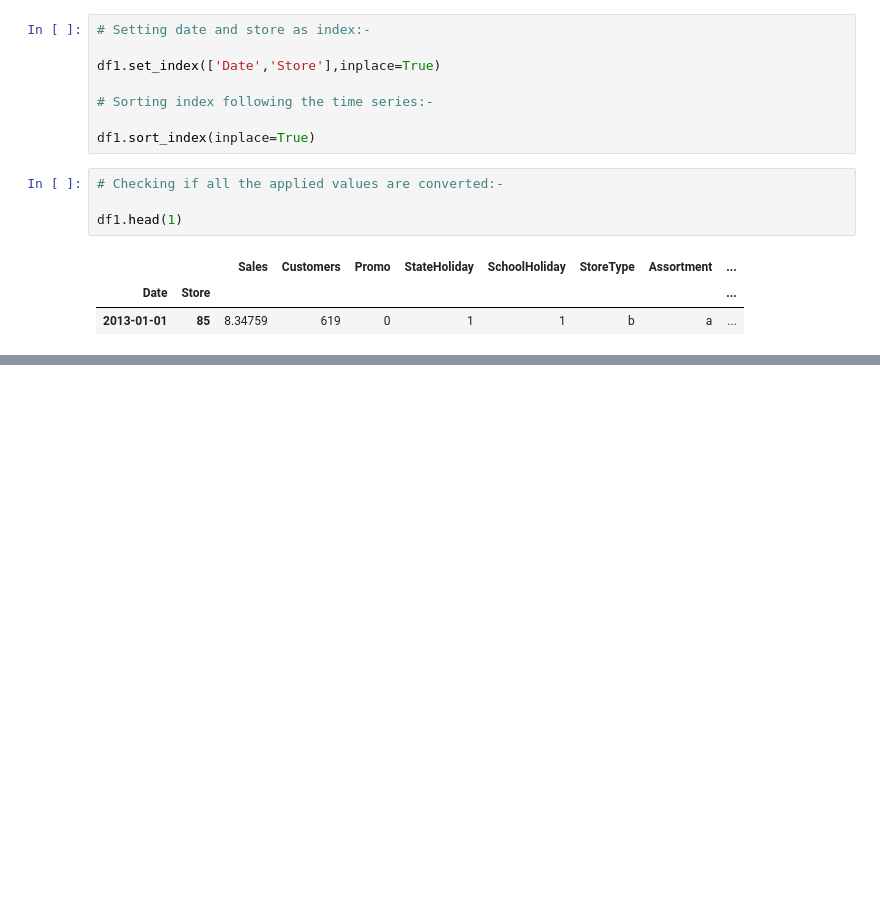
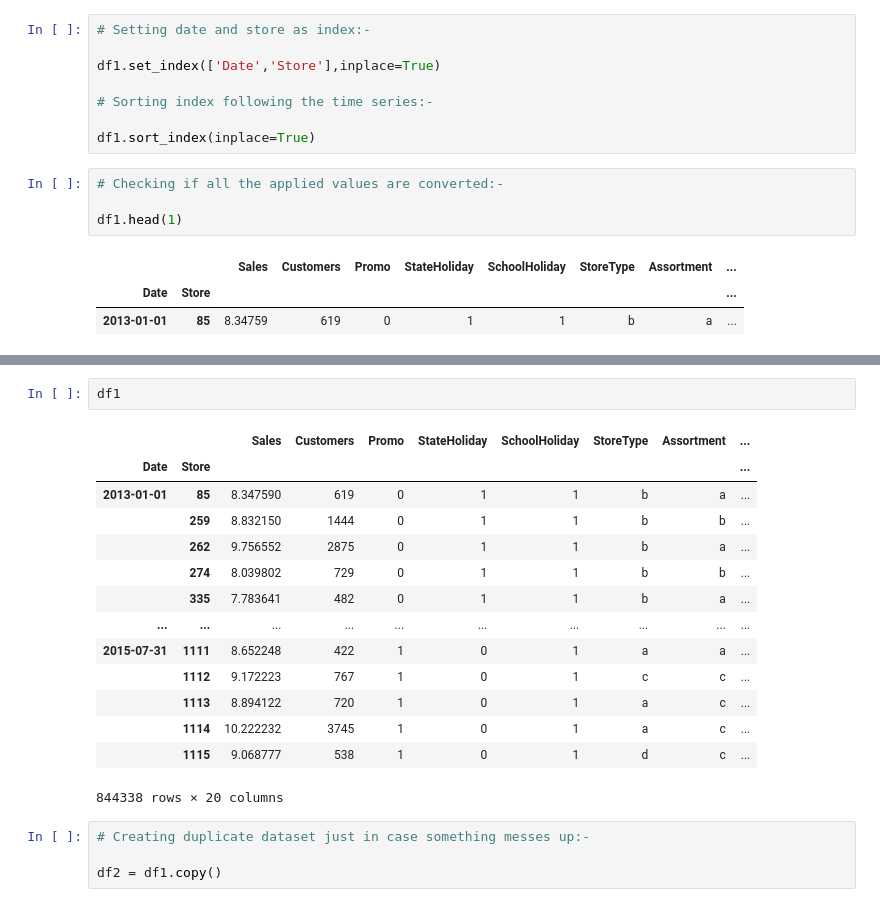
Before and after one commit to nandukamankar/regression-analysis, a Jupyter notebook: Copy_of_regression_analysis_on_rossmann_store_sales_by_nandu_final_.ipynb, the cells around one changed output, grey strips where cells are left out. Saved outputs shown, nothing was run; the diff lists cells and outputs as text; blank space fills up the shorter version.

```diff
--- a/Copy_of_regression_analysis_on_rossmann_store_sales_by_nandu_final_.ipynb
+++ b/Copy_of_regression_analysis_on_rossmann_store_sales_by_nandu_final_.ipynb
@@ -962,0 +1048,21 @@ df1.head(1)
+# %%
+df1
+# %% [output]
+|  |  | Sales | Customers | Promo | StateHoliday | SchoolHoliday | StoreType | Assortment | ... |
+| Date | Store |  |  |  |  |  |  |  | ... |
+| 2013-01-01 | 85 | 8.347590 | 619 | 0 | 1 | 1 | b | a | ... |
+|  | 259 | 8.832150 | 1444 | 0 | 1 | 1 | b | b | ... |
+|  | 262 | 9.756552 | 2875 | 0 | 1 | 1 | b | a | ... |
+|  | 274 | 8.039802 | 729 | 0 | 1 | 1 | b | b | ... |
+|  | 335 | 7.783641 | 482 | 0 | 1 | 1 | b | a | ... |
+| ... | ... | ... | ... | ... | ... | ... | ... | ... | ... |
+| 2015-07-31 | 1111 | 8.652248 | 422 | 1 | 0 | 1 | a | a | ... |
+|  | 1112 | 9.172223 | 767 | 1 | 0 | 1 | c | c | ... |
+|  | 1113 | 8.894122 | 720 | 1 | 0 | 1 | a | c | ... |
+|  | 1114 | 10.222232 | 3745 | 1 | 0 | 1 | a | c | ... |
+|  | 1115 | 9.068777 | 538 | 1 | 0 | 1 | d | c | ... |
+844338 rows × 20 columns
+# %%
+# Creating duplicate dataset just in case something messes up:-
+
+df2 = df1.copy()
```
Also changed, not shown: parts of 12 cells of this notebook.
